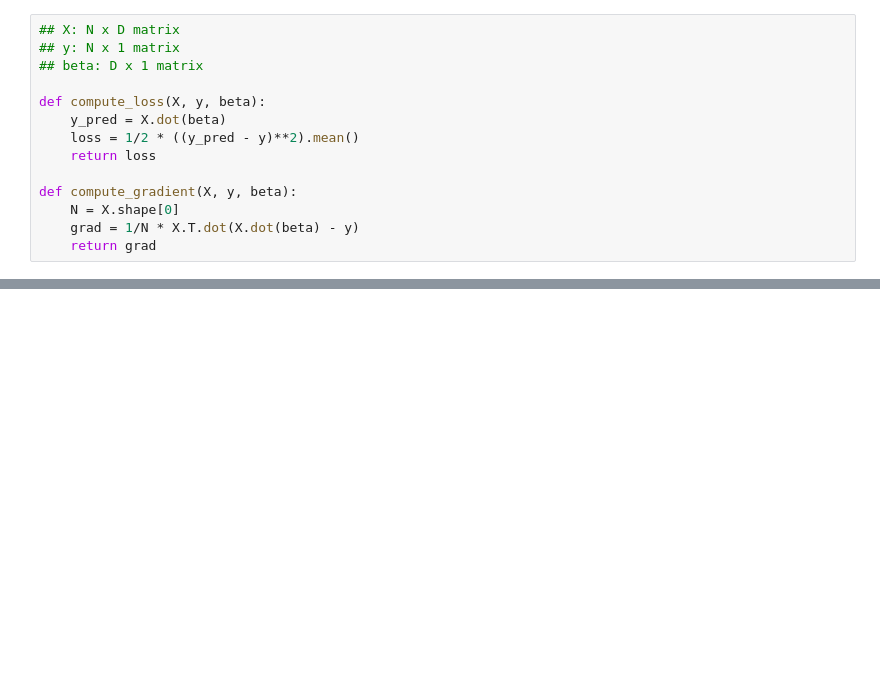
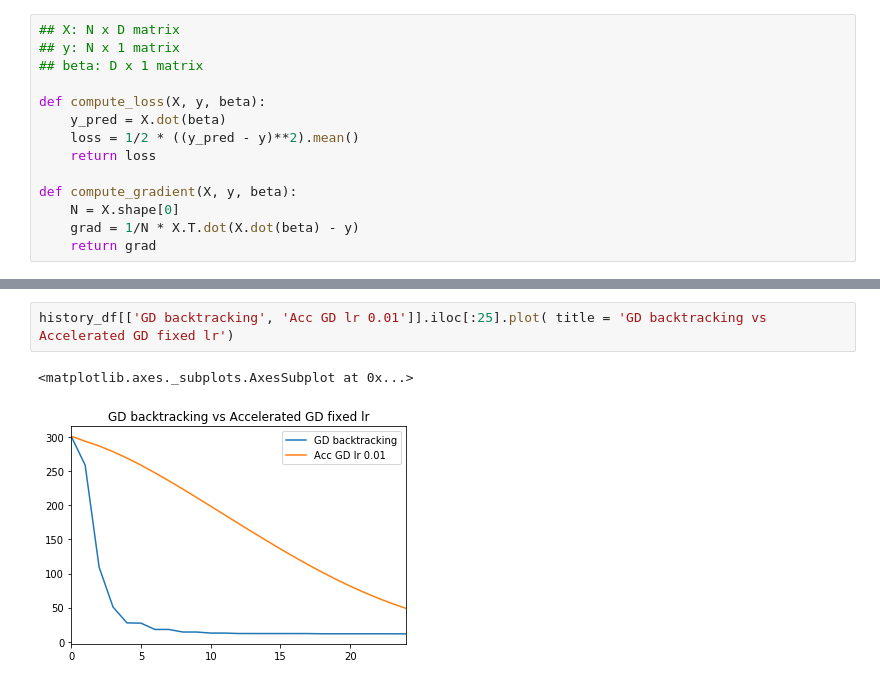
Before and after one commit to thaidv96/ds_hus, a Jupyter notebook: optimization/LinearRegressionWithGD.ipynb, the cells around one changed output, grey strips where cells are left out. Drawn from its saved outputs; the diff is of its cells as text; blank space fills up the shorter version.

```diff
--- a/optimization/LinearRegressionWithGD.ipynb
+++ b/optimization/LinearRegressionWithGD.ipynb
@@ -119,0 +225,5 @@ plt.show()
+# %%
+history_df[['GD backtracking', 'Acc GD lr 0.01']].iloc[:25].plot( title = 'GD backtracking vs Accelerated GD fixed lr')
+# %% [output]
+<matplotlib.axes._subplots.AxesSubplot at 0x...>
+[figure, added]
```
Also changed, not shown: parts of 30 cells of this notebook, 6 other files.
